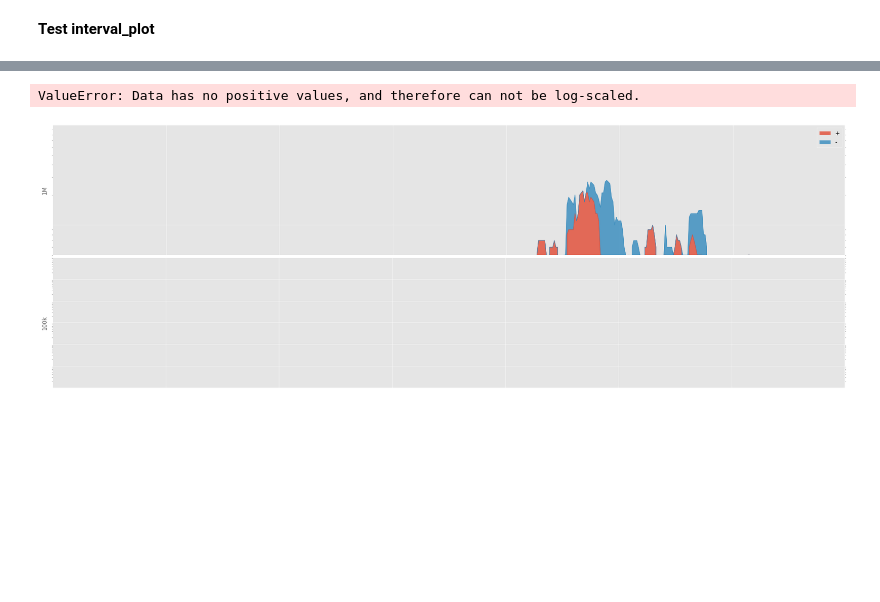
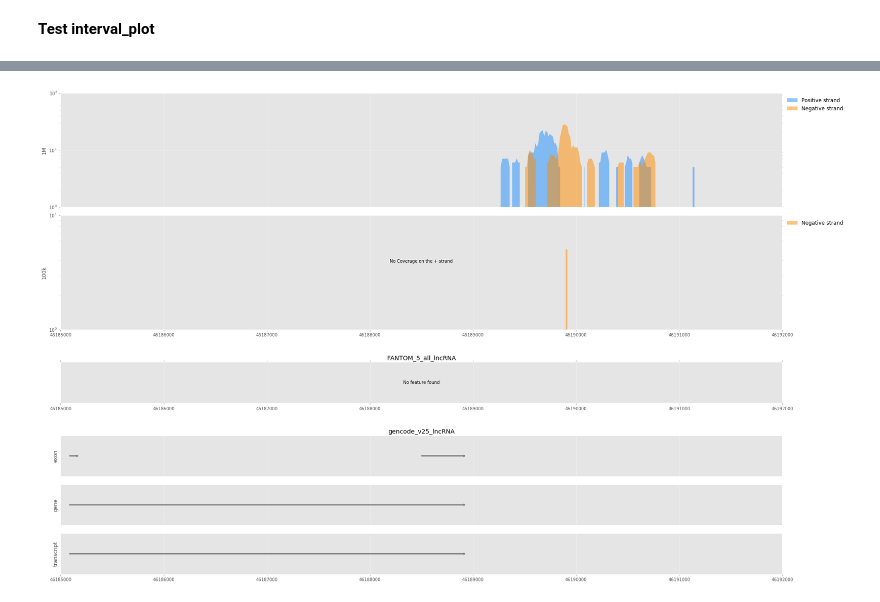
Before and after one commit to a-slide/JupyterGenoViewer, a Jupyter notebook: JGV/JGV_Test_Notebook.ipynb, the cells around one changed output, grey strips where cells are left out. Cells and saved outputs as stored; diff of their text form; code cells hidden in the pictures; blank space fills up the shorter version.

Commit message:
Tweak plotting functions

```diff
--- a/JGV/JGV_Test_Notebook.ipynb
+++ b/JGV/JGV_Test_Notebook.ipynb
@@ -1081,7 +1083,7 @@ l = ['chr1', 'chr2', 'chr3', 'chr4', 'chr5', 'chr6', 'chr7', 'chr8', 'chr9', 'ch
 j = JGV(fp=fp, ref_list=l)
 j.add_annotation("../dl_test_data/FANTOM_5_all_lncRNA.gtf.gz")
 j.add_annotation("../dl_test_data/gencode_v25_lncRNA.gff3.gz")
-j.add_annotation("../dl_test_data/gencode_v25_primary.gff3.gz")
+#j.add_annotation("../dl_test_data/gencode_v25_primary.gff3.gz")
 j.add_alignment("../dl_test_data/1M.bed.gz")
 j.add_alignment("../dl_test_data/100k.bed.gz")
 
@@ -1098,5 +1100,4 @@ j.interval_plot(refid="chrM")
 # %%
-j.interval_plot(refid="chr21", start=46185000, end=46192000)
+j.interval_plot(refid="chr21", start=46185000, end=46192000, alignment_log= True)
 # %% [output]
-ValueError: Data has no positive values, and therefore can not be log-scaled.
-[figure, old version]
+[figure, new version]
```
Also changed, not shown: parts of 4 cells of this notebook, 1 other file.
